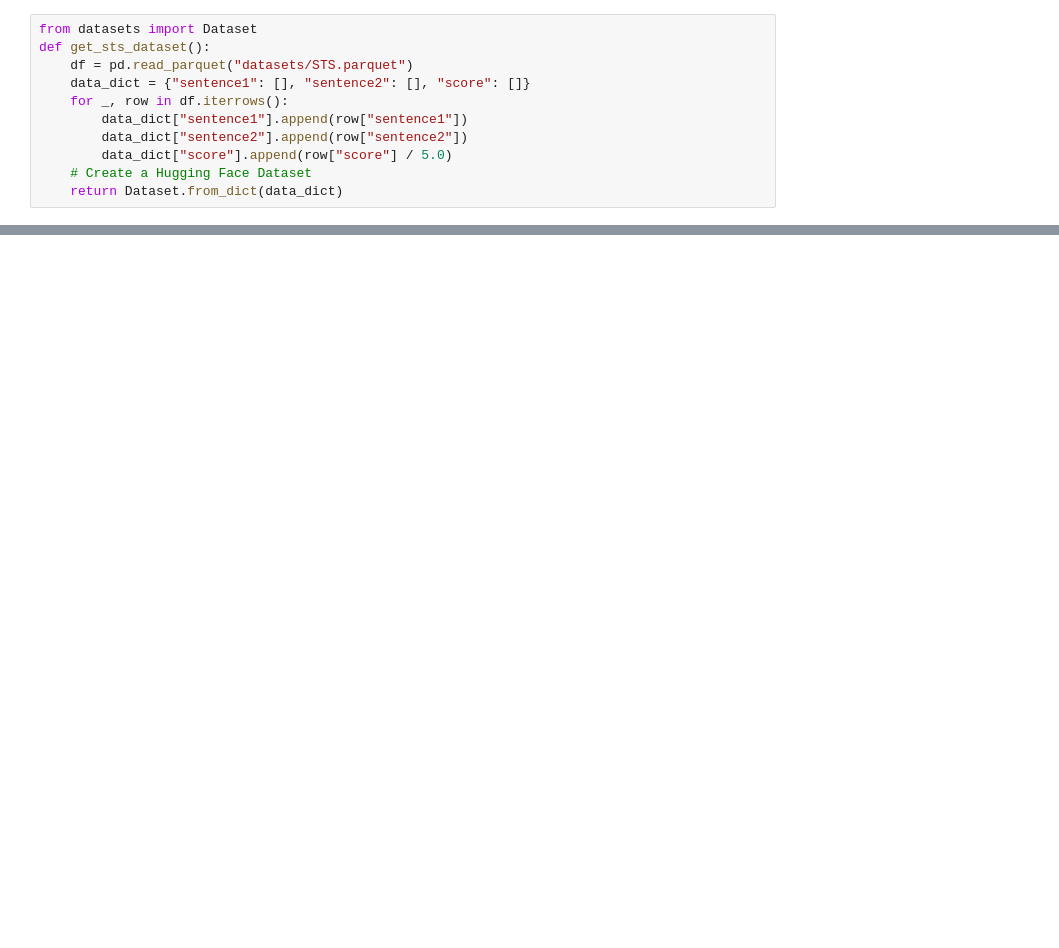
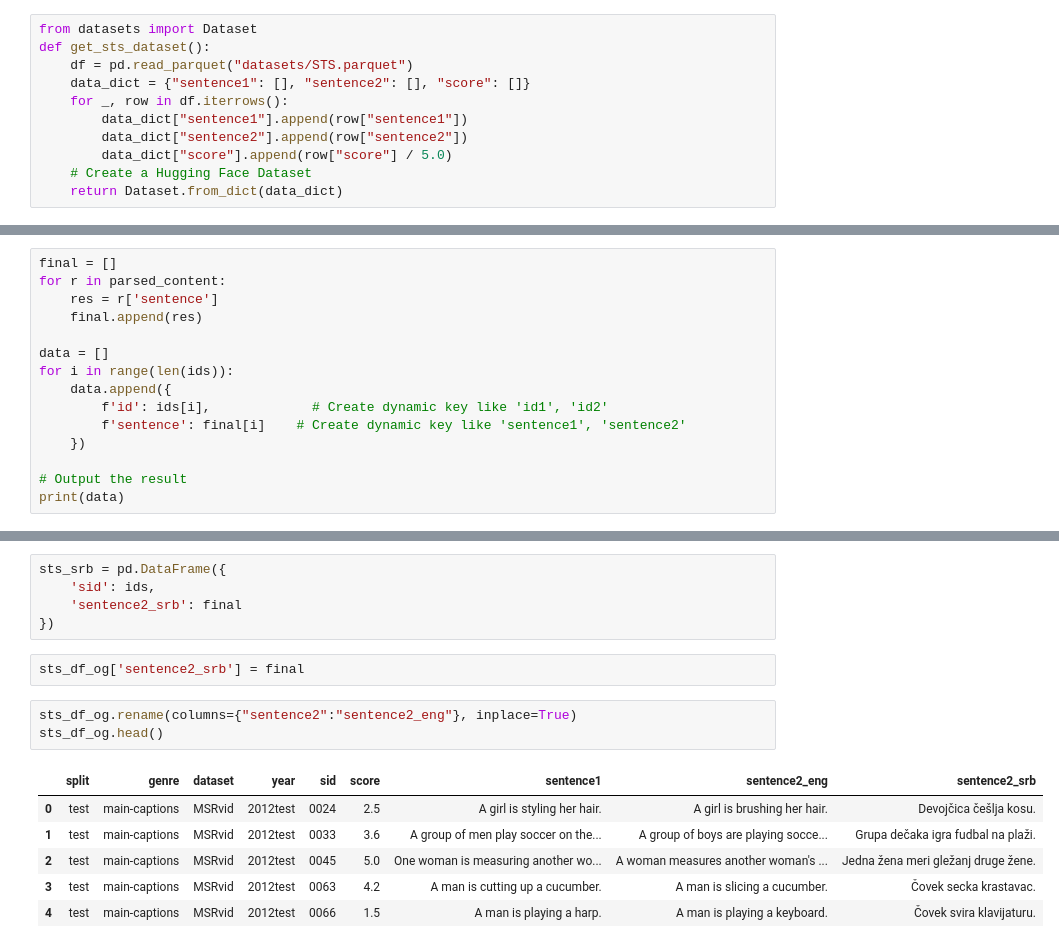
Before and after one commit to smartcat-labs/SRBedding, a Jupyter notebook: translation_sts/test.ipynb, the cells around one changed output, grey strips where cells are left out. Saved outputs shown, nothing was run; the diff lists cells and outputs as text; blank space fills up the shorter version.

```diff
--- a/translation_sts/test.ipynb
+++ b/translation_sts/test.ipynb
@@ -65,0 +92,15 @@ sts = get_sts_dataset()
+# %%
+final = []
+for r in parsed_content:
+    res = r['sentence']
+    final.append(res)
+
+data = []
+for i in range(len(ids)):
+    data.append({
+        f'id': ids[i],             # Create dynamic key like 'id1', 'id2'
+        f'sentence': final[i]    # Create dynamic key like 'sentence1', 'sentence2'
+    })
+
+# Output the result
+print(data)
@@ -158,0 +135,17 @@ Dataset({
+# %%
+sts_srb = pd.DataFrame({
+    'sid': ids,
+    'sentence2_srb': final
+})
+# %%
+sts_df_og['sentence2_srb'] = final
+# %%
+sts_df_og.rename(columns={"sentence2":"sentence2_eng"}, inplace=True)
+sts_df_og.head()
+# %% [output]
+|  | split | genre | dataset | year | sid | score | sentence1 | sentence2_eng | sentence2_srb |
+| 0 | test | main-captions | MSRvid | 2012test | 0024 | 2.5 | A girl is styling her hair. | A girl is brushing her hair. | Devojčica češlja kosu. |
+| 1 | test | main-captions | MSRvid | 2012test | 0033 | 3.6 | A group of men play soccer on the... | A group of boys are playing socce... | Grupa dečaka igra fudbal na plaži. |
+| 2 | test | main-captions | MSRvid | 2012test | 0045 | 5.0 | One woman is measuring another wo... | A woman measures another woman's ... | Jedna žena meri gležanj druge žene. |
+| 3 | test | main-captions | MSRvid | 2012test | 0063 | 4.2 | A man is cutting up a cucumber. | A man is slicing a cucumber. | Čovek secka krastavac. |
+| 4 | test | main-captions | MSRvid | 2012test | 0066 | 1.5 | A man is playing a harp. | A man is playing a keyboard. | Čovek svira klavijaturu. |
```
Also changed, not shown: parts of 23 cells of this notebook, 4 other files.
